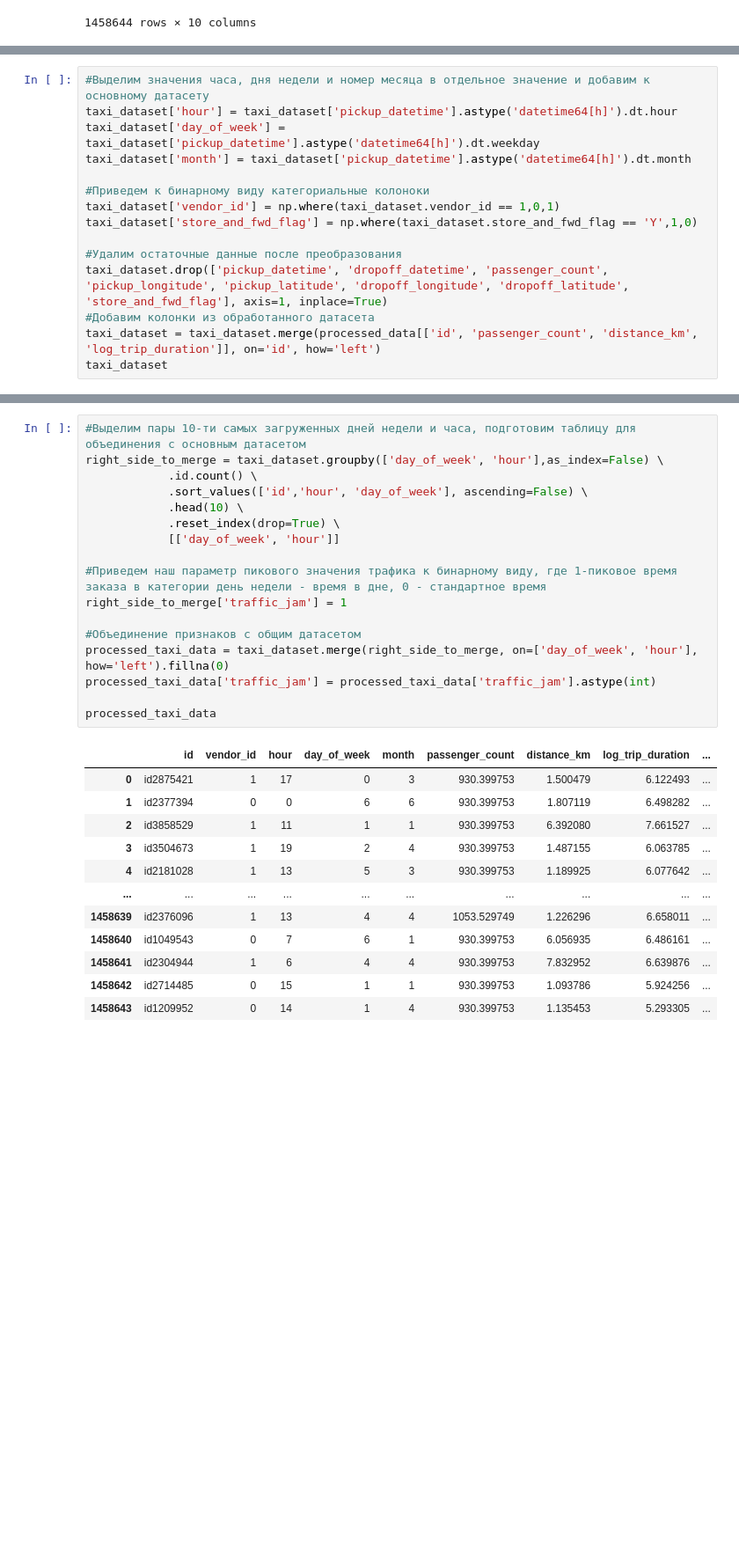
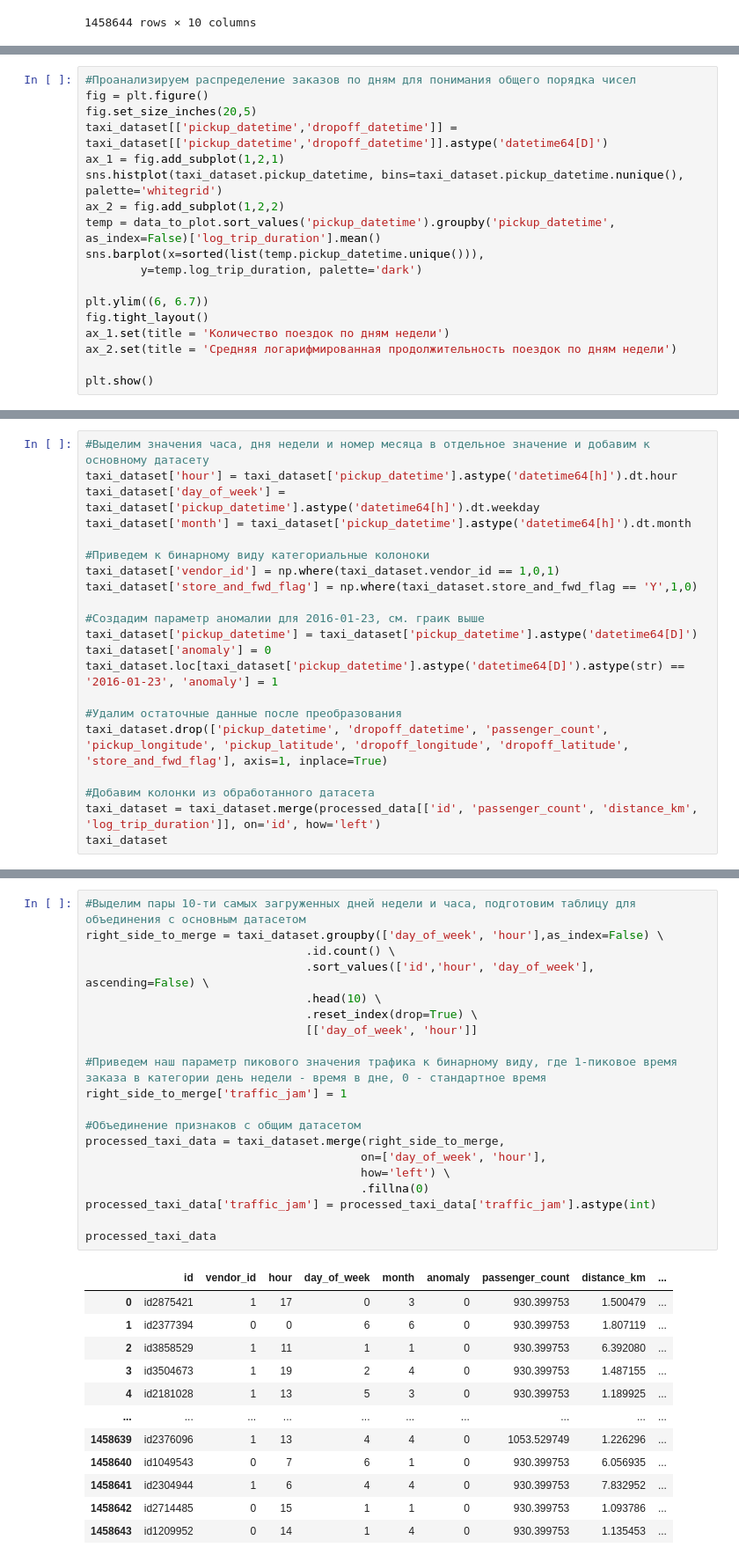
Before and after one commit to AlexanderGithubProfile/TEMP_WORKING_REPOSITORY, a Jupyter notebook: karpov_start_ml_course.ipynb, the cells around one changed output, grey strips where cells are left out. Shown at 88% size. Cells and saved outputs as stored; diff of their text form; blank space fills up the shorter version.

```diff
--- a/karpov_start_ml_course.ipynb
+++ b/karpov_start_ml_course.ipynb
@@ -881,0 +884,18 @@ taxi_dataset
+# %%
+#Проанализируем распределение заказов по дням для понимания общего порядка чисел
+fig = plt.figure()
+fig.set_size_inches(20,5)
+taxi_dataset[['pickup_datetime','dropoff_datetime']] = taxi_dataset[['pickup_datetime','dropoff_datetime']].astype('datetime64[D]')
+ax_1 = fig.add_subplot(1,2,1)
+sns.histplot(taxi_dataset.pickup_datetime, bins=taxi_dataset.pickup_datetime.nunique(), palette='whitegrid')
+ax_2 = fig.add_subplot(1,2,2)
+temp = data_to_plot.sort_values('pickup_datetime').groupby('pickup_datetime', as_index=False)['log_trip_duration'].mean()
+sns.barplot(x=sorted(list(temp.pickup_datetime.unique())),
+        y=temp.log_trip_duration, palette='dark')
+
+plt.ylim((6, 6.7))
+fig.tight_layout()
+ax_1.set(title = 'Количество поездок по дням недели')
+ax_2.set(title = 'Средняя логарифмированная продолжительность поездок по дням недели')
+
+plt.show()
@@ -889,8 +913,14 @@ taxi_dataset['month'] = taxi_dataset['pickup_datetime'].astype('datetime64[h]').
 taxi_dataset['vendor_id'] = np.where(taxi_dataset.vendor_id == 1,0,1)
 taxi_dataset['store_and_fwd_flag'] = np.where(taxi_dataset.store_and_fwd_flag == 'Y',1,0)
 
+#Создадим параметр аномалии для 2016-01-23, см. граик выше
+taxi_dataset['pickup_datetime'] = taxi_dataset['pickup_datetime'].astype('datetime64[D]')
+taxi_dataset['anomaly'] = 0
+taxi_dataset.loc[taxi_dataset['pickup_datetime'].astype('datetime64[D]').astype(str) == '2016-01-23', 'anomaly'] = 1
+
 #Удалим остаточные данные после преобразования
 taxi_dataset.drop(['pickup_datetime', 'dropoff_datetime', 'passenger_count', 'pickup_longitude', 'pickup_latitude', 'dropoff_longitude', 'dropoff_latitude',	'store_and_fwd_flag'], axis=1, inplace=True)
+
 #Добавим колонки из обработанного датасета
 taxi_dataset = taxi_dataset.merge(processed_data[['id', 'passenger_count', 'distance_km', 'log_trip_duration']], on='id', how='left')
 taxi_dataset
@@ -911,30 +992,33 @@ taxi_dataset
 # %%
 #Выделим пары 10-ти самых загруженных дней недели и часа, подготовим таблицу для объединения с основным датасетом
 right_side_to_merge = taxi_dataset.groupby(['day_of_week', 'hour'],as_index=False) \
-            .id.count() \
-            .sort_values(['id','hour', 'day_of_week'], ascending=False) \
-            .head(10) \
-            .reset_index(drop=True) \
-            [['day_of_week', 'hour']]
+                                .id.count() \
+                                .sort_values(['id','hour', 'day_of_week'], ascending=False) \
+                                .head(10) \
+                                .reset_index(drop=True) \
+                                [['day_of_week', 'hour']]
 
 #Приведем наш параметр пикового значения трафика к бинарному виду, где 1-пиковое время заказа в категории день недели - время в дне, 0 - стандартное время
 right_side_to_merge['traffic_jam'] = 1
 
 #Объединение признаков с общим датасетом
-processed_taxi_data = taxi_dataset.merge(right_side_to_merge, on=['day_of_week', 'hour'], how='left').fillna(0)
+processed_taxi_data = taxi_dataset.merge(right_side_to_merge,
+                                        on=['day_of_week', 'hour'],
+                                        how='left') \
+                                        .fillna(0)
 processed_taxi_data['traffic_jam'] = processed_taxi_data['traffic_jam'].astype(int)
 
 processed_taxi_data
 # %% [output]
-|  | id | vendor_id | hour | day_of_week | month | passenger_count | distance_km | log_trip_duration | ... |
-| 0 | id2875421 | 1 | 17 | 0 | 3 | 930.399753 | 1.500479 | 6.122493 | ... |
-| 1 | id2377394 | 0 | 0 | 6 | 6 | 930.399753 | 1.807119 | 6.498282 | ... |
-| 2 | id3858529 | 1 | 11 | 1 | 1 | 930.399753 | 6.392080 | 7.661527 | ... |
-| 3 | id3504673 | 1 | 19 | 2 | 4 | 930.399753 | 1.487155 | 6.063785 | ... |
-| 4 | id2181028 | 1 | 13 | 5 | 3 | 930.399753 | 1.189925 | 6.077642 | ... |
+|  | id | vendor_id | hour | day_of_week | month | anomaly | passenger_count | distance_km | ... |
+| 0 | id2875421 | 1 | 17 | 0 | 3 | 0 | 930.399753 | 1.500479 | ... |
+| 1 | id2377394 | 0 | 0 | 6 | 6 | 0 | 930.399753 | 1.807119 | ... |
+| 2 | id3858529 | 1 | 11 | 1 | 1 | 0 | 930.399753 | 6.392080 | ... |
+| 3 | id3504673 | 1 | 19 | 2 | 4 | 0 | 930.399753 | 1.487155 | ... |
+| 4 | id2181028 | 1 | 13 | 5 | 3 | 0 | 930.399753 | 1.189925 | ... |
 | ... | ... | ... | ... | ... | ... | ... | ... | ... | ... |
-| 1458639 | id2376096 | 1 | 13 | 4 | 4 | 1053.529749 | 1.226296 | 6.658011 | ... |
-| 1458640 | id1049543 | 0 | 7 | 6 | 1 | 930.399753 | 6.056935 | 6.486161 | ... |
-| 1458641 | id2304944 | 1 | 6 | 4 | 4 | 930.399753 | 7.832952 | 6.639876 | ... |
-| 1458642 | id2714485 | 0 | 15 | 1 | 1 | 930.399753 | 1.093786 | 5.924256 | ... |
-| 1458643 | id1209952 | 0 | 14 | 1 | 4 | 930.399753 | 1.135453 | 5.293305 | ... |
+| 1458639 | id2376096 | 1 | 13 | 4 | 4 | 0 | 1053.529749 | 1.226296 | ... |
+| 1458640 | id1049543 | 0 | 7 | 6 | 1 | 0 | 930.399753 | 6.056935 | ... |
+| 1458641 | id2304944 | 1 | 6 | 4 | 4 | 0 | 930.399753 | 7.832952 | ... |
+| 1458642 | id2714485 | 0 | 15 | 1 | 1 | 0 | 930.399753 | 1.093786 | ... |
+| 1458643 | id1209952 | 0 | 14 | 1 | 4 | 0 | 930.399753 | 1.135453 | ... |
```
Also changed, not shown: parts of 10 cells of this notebook.
